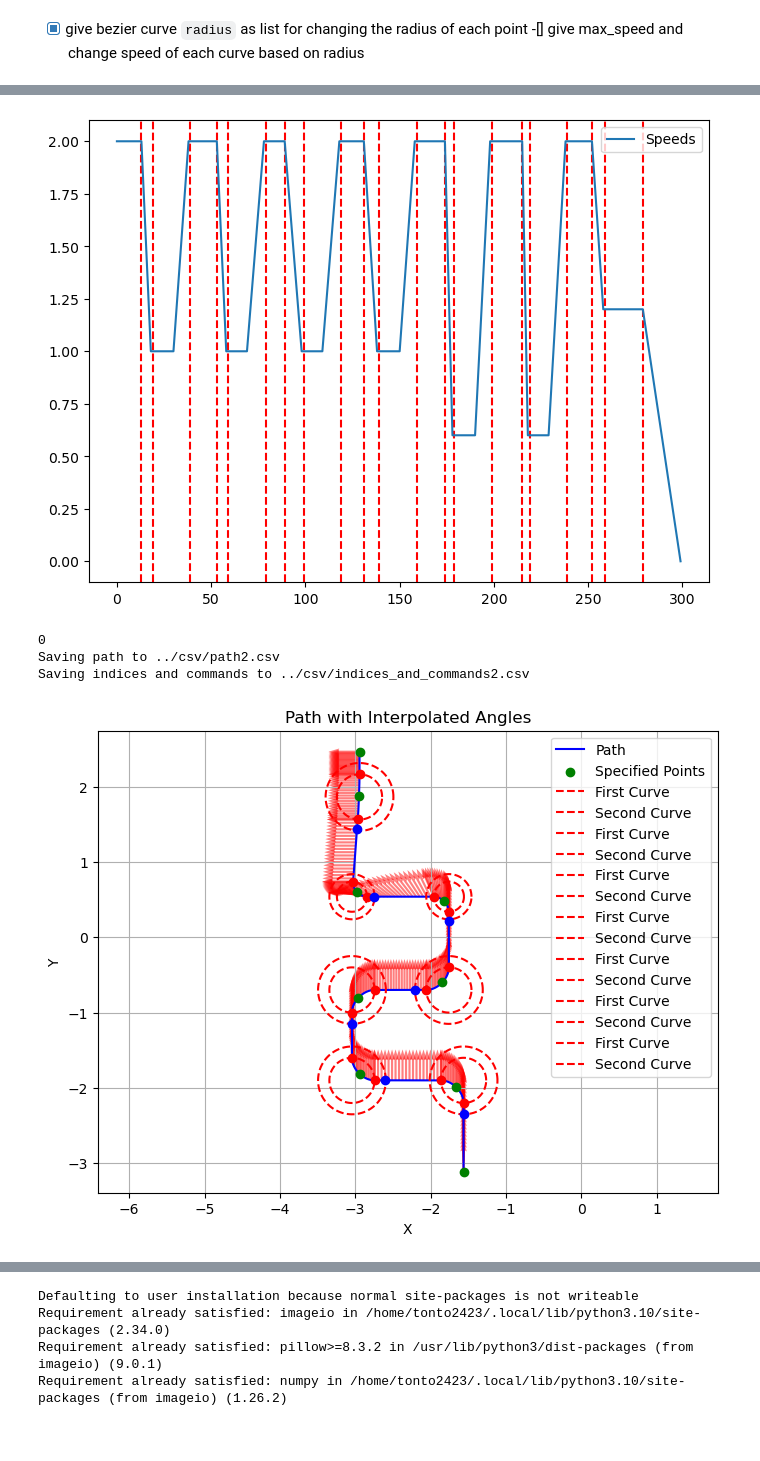
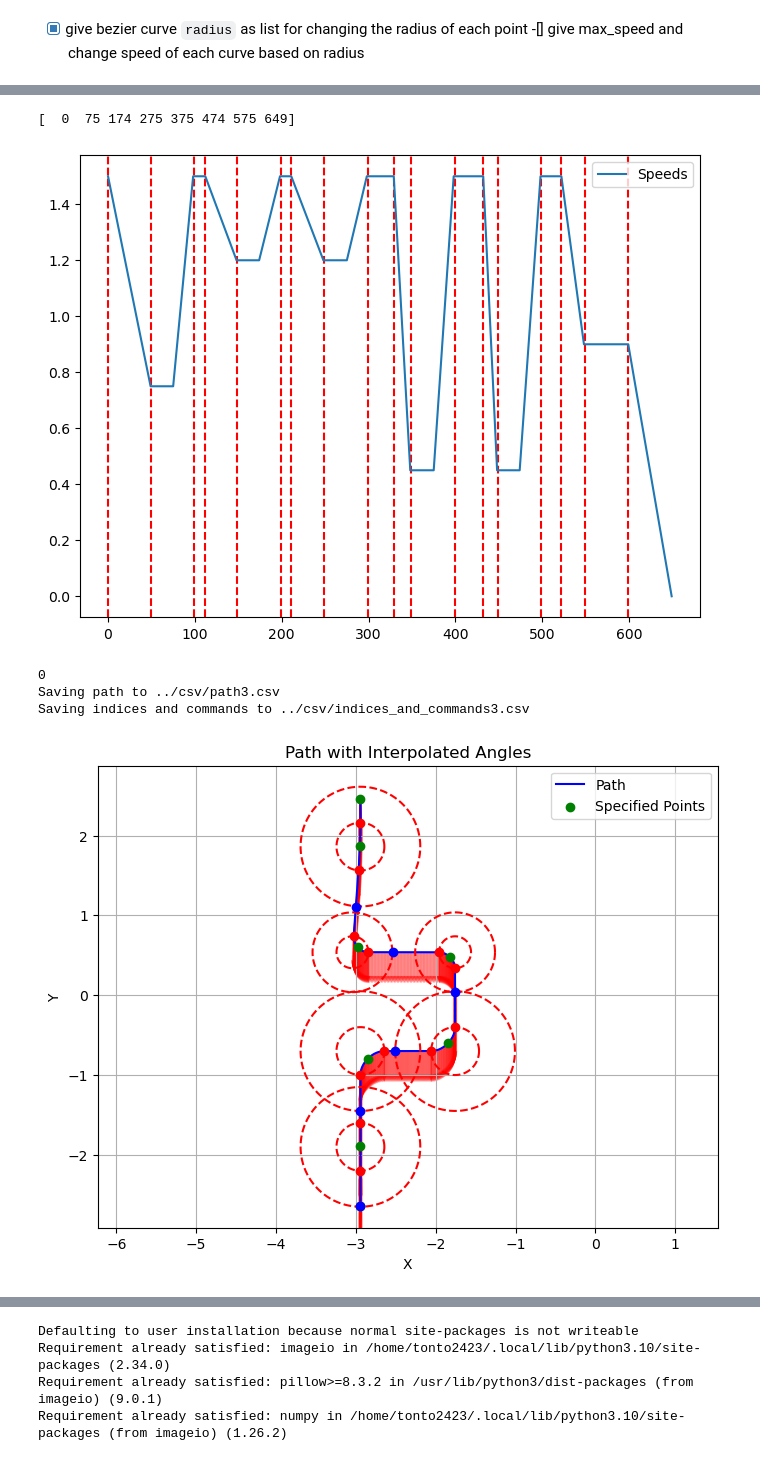
Before and after one commit to NeyagawaRobocons/chassis_haru_robo2024, a Jupyter notebook: pure_pursuit/pure_pursuit/pure_pursuit_test.ipynb, the cells around one changed output, grey strips where cells are left out. Cells and saved outputs as stored; diff of their text form; code cells hidden in the pictures.

```diff
--- a/pure_pursuit/pure_pursuit/pure_pursuit_test.ipynb
+++ b/pure_pursuit/pure_pursuit/pure_pursuit_test.ipynb
@@ -540,38 +722,35 @@ Saving indices and commands to ../csv/indices_and_commands1.csv
 # %%
-max_speed = 2.0 # 速度[m/s]
+max_speed = 1.5 # 速度[m/s]
 poses = np.array([ # x, y, theta, radius, speed_rate (normalized in [0, 1])
-    [1.562, -3.112, 0.0, 0.3, 1.0],
-    [1.562, -3.112 + 1.212, 0.0, 0.3, 0.5],
-    [1.562 + 1.481, -3.112 + 1.212, 0.0, 0.3, 0.5],
-    [1.562 + 1.481, -3.112 + 2.412, 0.0, 0.3, 0.5],
-    [1.562 + 1.481 - 1.286, -3.112 + 2.412, 0.0, 0.3, 0.5],
-    [1.562 + 1.481 - 1.286, -3.112 + 3.650, 0.0, 0.2, 0.3],
-    [1.562 + 1.481, -3.112 + 3.650, 1.57, 0.2, 0.3],
-    [2.943, -3.112 + 5.574 - 0.6, 1.57, 0.3, 0.6],
-    [2.943, -3.112 + 5.574, 1.57, 0.1, 0.2],
+    [2.943, -2.637, np.pi, 0.1, 0.5],
+    [1.562 + 1.481 - 0.100, -3.112 + 1.212, np.pi, 0.3, 0.5],
+    [1.562 + 1.481 - 0.100, -3.112 + 2.412, np.pi, 0.3, 0.8],
+    [1.562 + 1.481 - 1.286, -3.112 + 2.412, np.pi, 0.3, 0.8],
+    [1.562 + 1.481 - 1.286, -3.112 + 3.650, np.pi, 0.2, 0.3],
+    [1.562 + 1.481, -3.112 + 3.650, np.pi, 0.2, 0.3],
+    [2.943, -3.112 + 5.574 - 0.6, np.pi, 0.3, 0.6],
+    [2.943, -3.112 + 5.574, np.pi, 0.1, 0.2],
 ])
 
 poses[:,0] = -poses[:,0]
+poses[:,2] = -poses[:,2]
 
 commands = np.array([ # daiza_state, hina_state, bonbori_state, set_pose_flag
-    [0, 1, False, False],
     [0, 0, False, False],
     [0, 0, False, False],
     [0, 0, False, False],
     [0, 0, False, False],
     [0, 0, False, False],
     [0, 0, False, False],
     [0, 0, False, True],
     [0, 0, False, True],
-])\
+])
 
-if len(poses) != len(commands):
-    print("poses and commands have different lengths")
-
-generate_and_save_path(poses, max_speed, commands, path_number=2)
+generate_and_save_path(poses, max_speed, commands, path_number=3, resolution=50)
 # %% [output]
+[  0  75 174 275 375 474 575 649]
-[figure, old version]
+[figure, new version]
-0
-Saving path to ../csv/path2.csv
-Saving indices and commands to ../csv/indices_and_commands2.csv
+0
+Saving path to ../csv/path3.csv
+Saving indices and commands to ../csv/indices_and_commands3.csv
-[figure, old version]
+[figure, new version]
```
Also changed, not shown: parts of 12 cells of this notebook, 22 other files.
